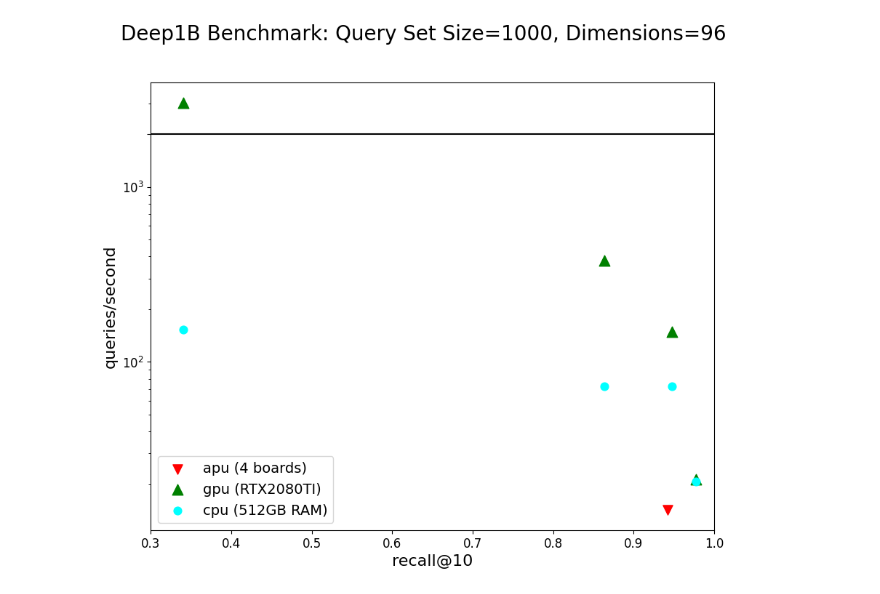
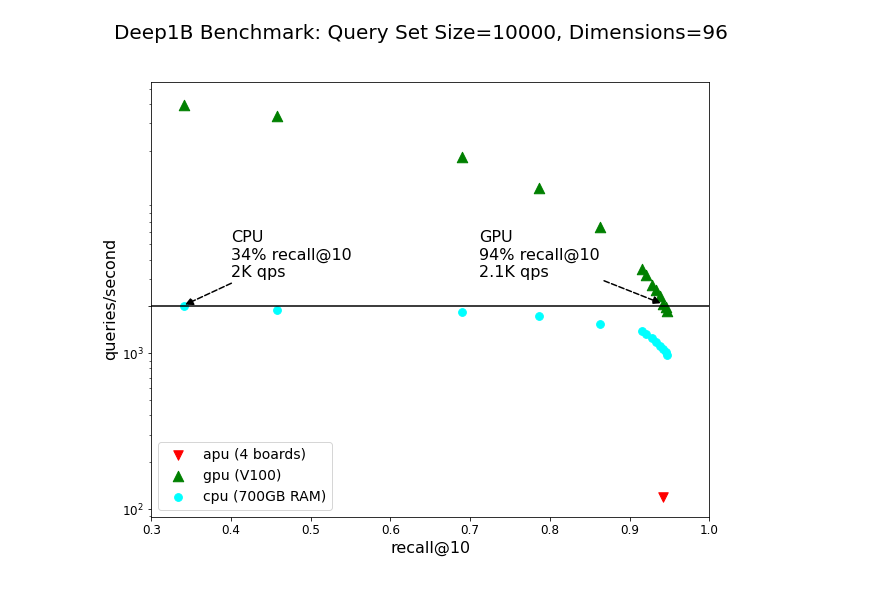
Before and after one commit to fractalsproject/Deep1B_Benchmark, a Jupyter notebook: Analyze.ipynb, the cells around one changed output. Saved outputs shown, nothing was run; the diff lists cells and outputs as text; code cells hidden in the pictures.

```diff
--- a/Analyze.ipynb
+++ b/Analyze.ipynb
@@ -1,4 +1,18 @@
 # %%
 # csv file
 #datafile = "deep1B_f2_apu-3_cpu-512GB_gpu-GEFORCERTXTI.csv"
-datafile = "deep1B_results_1628703727.8284457.csv"
+#datafile = "deep1B_results_1628703727.8284457.csv"
+
+datafiles= {"107":"deep1B_results_1628820264.4167612.csv", "32": "deep1B_results_1628734717.1272287.csv" }
+# %%
+import pandas as pd
+
+total_df = []
+for key in datafiles.keys():
+    csv_file = datafiles[key]
+    df = pd.read_csv(csv_file)
+    total_df.append(df)
+#    print(df)
+
+df = pd.concat(total_df)
+print(df)
@@ -39,47 +76,80 @@ import matplotlib.pyplot as plt
 matplotlib.rc('axes', labelsize=16, titlesize=16)
 plt.rcParams['ytick.labelsize'] = 12
 plt.rcParams['xtick.labelsize'] = 12
 plt.rcParams['axes.titlesize'] = 14
 plt.rcParams["figure.figsize"] = (10,8)
 plt.rcParams["figure.titlesize"] = 14
 plt.rcParams["figure.titleweight"] = 'roman'
 #print(plt.rcParams.keys())
 
 apu_latency = apu__qs_10000__k_10['latency'].tolist()
-apu_qps = [ 1000/l for l in apu_latency]
+apu_qps = [ 10000/l for l in apu_latency]
 apu_recall = apu__qs_10000__k_10['recall'].tolist()
 
 cpu_latency = cpu__qs_10000__k_10['latency'].tolist()
-cpu_qps = [ 1000/l for l in cpu_latency]
+cpu_qps = [ 10000/l for l in cpu_latency]
 cpu_recall = cpu__qs_10000__k_10['recall'].tolist()
 
 gpu_latency = gpu__qs_10000__k_10['latency'].tolist()
-gpu_qps = [ 1000/l for l in gpu_latency]
+gpu_qps = [ 10000/l for l in gpu_latency]
 gpu_recall = gpu__qs_10000__k_10['recall'].tolist()
 
-plt.scatter( apu_recall, apu_qps,
+
+fig = plt.figure()
+ax = fig.add_subplot(111)
+
+ax.scatter( apu_recall, apu_qps,
              marker = 'v', s=90,
                  color=['red' for i in range(len(apu_latency))])
-plt.scatter( gpu_recall, gpu_qps,
+ax.scatter( gpu_recall, gpu_qps,
              marker = '^', s=110,
                 color=['green' for i in range(len(apu_latency))])
-plt.scatter( cpu_recall, cpu_qps,
+ax.scatter( cpu_recall, cpu_qps,
             marker = 'o', s=60,
                 color=['cyan' for i in range(len(apu_latency))])
-plt.hlines(2000,xmin=0.3,xmax=1.0,colors=['black'])
+ax.hlines(2000,xmin=0.3,xmax=1.0,colors=['black'])
 
-plt.yscale('log')
-plt.yticks([100,1000,2000])
-plt.ylabel('queries/second')
-plt.xlim([0.3, 1.0])
-plt.xlabel('recall@10')
+ax.set_yscale('log')
+ax.set_yticks([100, 1000,2000])
+ax.set_ylabel('queries/second')
+ax.set_xlim([0.3, 1.0])
+ax.set_xlabel('recall@10')
 
-plt.legend(['apu (4 boards)','gpu (RTX2080TI)', 'cpu (512GB RAM)'],fontsize=14,loc="lower left")
+#gpu
+ax.annotate('GPU\n94% recall@10\n2.1K qps', xy=(0.9417, 2074.7),
+             xycoords='data',
+             xytext=(0.7117, 3074.7),
+             textcoords='data',
+             size=16,
+             arrowprops=dict(arrowstyle= '-|>',
+                             color='black',
+                             lw=1.5,
+                             ls='--')
+           )
 
-plt.suptitle('Deep1B Benchmark: Query Set Size=1000, Dimensions=96', fontsize=20)
-plt.show()
-fig = plt.gcf()
+#cpu
+ax.annotate('CPU\n34% recall@10\n2K qps', xy=(0.34, 2026),
+             xycoords='data',
+             xytext=(0.4, 3074.7),
+             textcoords='data',
+             size=16,
+             arrowprops=dict(arrowstyle= '-|>',
+                             color='black',
+                             lw=1.5,
+                             ls='--')
+           )
+
+#RTX2080TI
+plt.legend(['apu (4 boards)','gpu (V100)', 'cpu (700GB RAM)'],fontsize=14,loc="lower left")
+
+plt.suptitle('Deep1B Benchmark: Query Set Size=10000, Dimensions=96', fontsize=20)
+#plt.show()
+
+# text
+#
+
+#fig = plt.gcf()
 fig.patch.set_alpha(1)
 fig.savefig("deep1B_compare.png",facecolor=fig.get_facecolor(), edgecolor='none', transparent=False)
 # %% [output]
-[figure, old version]
+[figure, new version]
```
Also changed, not shown: parts of 4 cells of this notebook.
